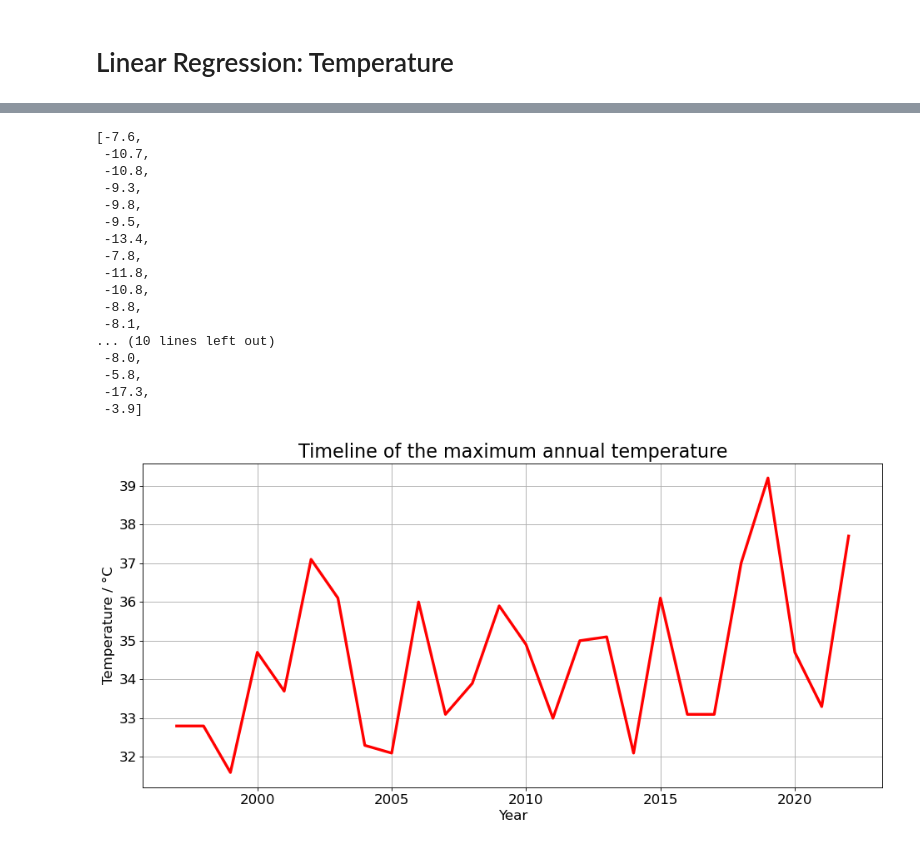
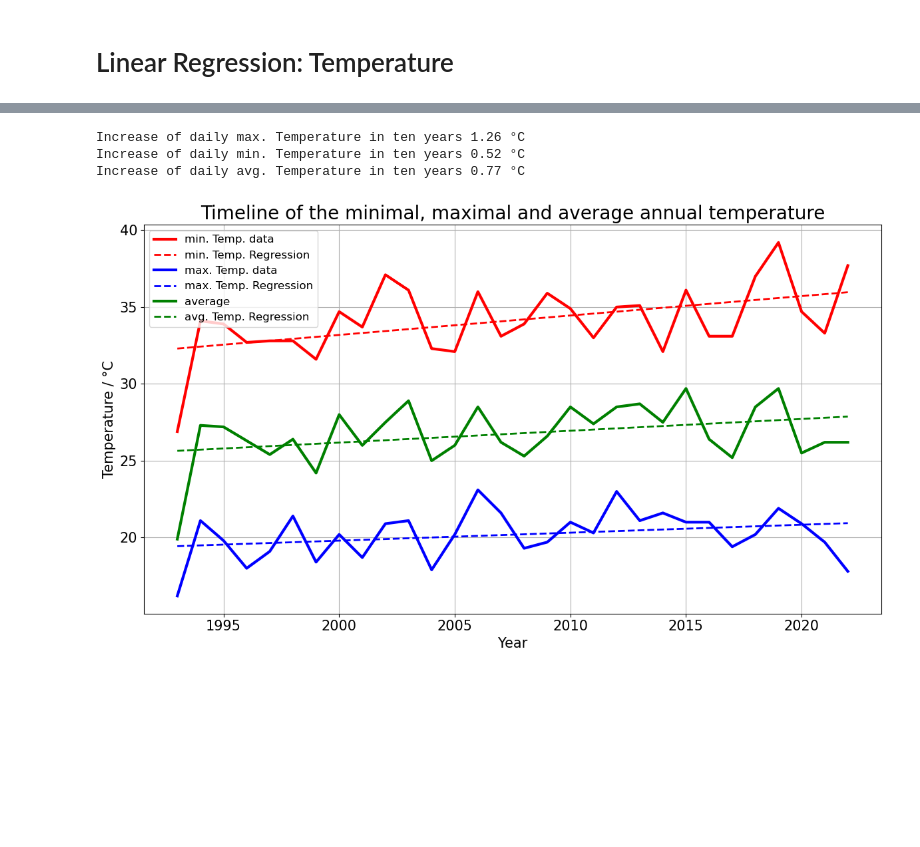
Before and after one commit to SamGTex/climate-analysis, a Jupyter notebook: analyse/visualization.ipynb, the cells around one changed output, grey strips where cells are left out. Saved outputs shown, nothing was run; the diff lists cells and outputs as text; code cells hidden in the pictures; blank space fills up the shorter version.

Commit message:
add years 1993-1996 add yearly increase of max., min. and avg. temperature

```diff
--- a/analyse/visualization.ipynb
+++ b/analyse/visualization.ipynb
@@ -169,39 +173,44 @@ max_temp_year
-# %%
-min_temp_year = []
-for year in range(start_year, end_year+1):
-    min_temp_year.append(df[(df.index>=str(year)) & (df.index<=str(year+1))]['tempmin'].min()) # get min temp of the year
-
-min_temp_year
-# %% [output]
-[-7.6,
- -10.7,
- -10.8,
- -9.3,
- -9.8,
- -9.5,
- -13.4,
- -7.8,
- -11.8,
- -10.8,
- -8.8,
- -8.1,
-... (10 lines left out)
- -8.0,
- -5.8,
- -17.3,
- -3.9]
+# %%
+x = np.arange(start_year, end_year+1)
+# %%
+# linear regression
+# max. Temperature
+linear_max=np.polyfit(x,max_temp_year,1)
+linear_max_fn=np.poly1d(linear_max)
+print(f'Increase of daily max. Temperature in ten years {linear_max[0]*10:.2f} °C')
+
+# min. Temperature
+linear_min=np.polyfit(x,min_temp_year,1)
+linear_min_fn=np.poly1d(linear_min)
+print(f'Increase of daily min. Temperature in ten years {linear_min[0]*10:.2f} °C')
+
+# avg. Temperature
+linear_avg=np.polyfit(x,avg_temp_year,1)
+linear_avg_fn=np.poly1d(linear_avg)
+print(f'Increase of daily avg. Temperature in ten years {linear_avg[0]*10:.2f} °C')
+# %% [output]
+Increase of daily max. Temperature in ten years 1.26 °C
+Increase of daily min. Temperature in ten years 0.52 °C
+Increase of daily avg. Temperature in ten years 0.77 °C
 # %%
-plt.figure(figsize=(12,6), dpi=80)
-plt.plot(np.arange(start_year, end_year+1), max_temp_year, color='red', linewidth=3)
+plt.figure(figsize=(12,7), dpi=100)
+plt.plot(x, max_temp_year, color='red', linewidth=3, label='min. Temp. data')
+plt.plot(x,linear_max_fn(x), '--', color='red', linewidth=2, label='min. Temp. Regression')
+
+plt.plot(x, min_temp_year, color='blue', linewidth=3, label='max. Temp. data')
+plt.plot(x,linear_min_fn(x), '--', color='blue', linewidth=2, label='max. Temp. Regression')
+
+plt.plot(x, avg_temp_year, color='green', linewidth=3, label='average')
+plt.plot(x,linear_avg_fn(x), '--', color='green', linewidth=2, label='avg. Temp. Regression')
 
 plt.grid()
 plt.xlabel('Year', fontsize=15)
 plt.ylabel('Temperature / °C', fontsize=15)
 plt.xticks(fontsize=15)
 plt.yticks(fontsize=15)
-plt.title(f'Timeline of the maximum annual temperature', fontsize=20)
-
+plt.title(f'Timeline of the minimal, maximal and average annual temperature', fontsize=20)
+plt.legend(fontsize=12)
 plt.tight_layout()
 plt.show()
 # %% [output]
-[figure, old version]
+[figure, new version]
```
Also changed, not shown: parts of 11 cells of this notebook, 8 other files.
